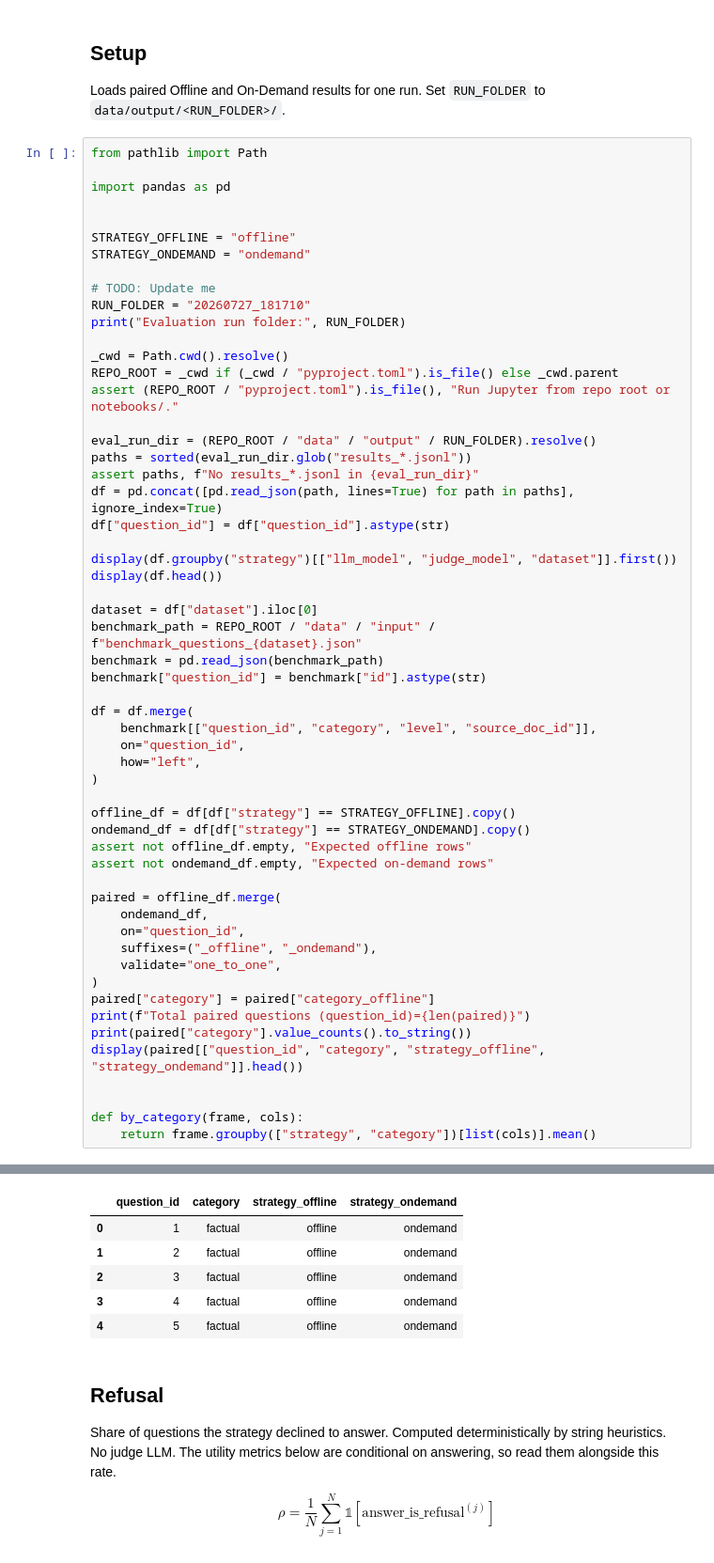
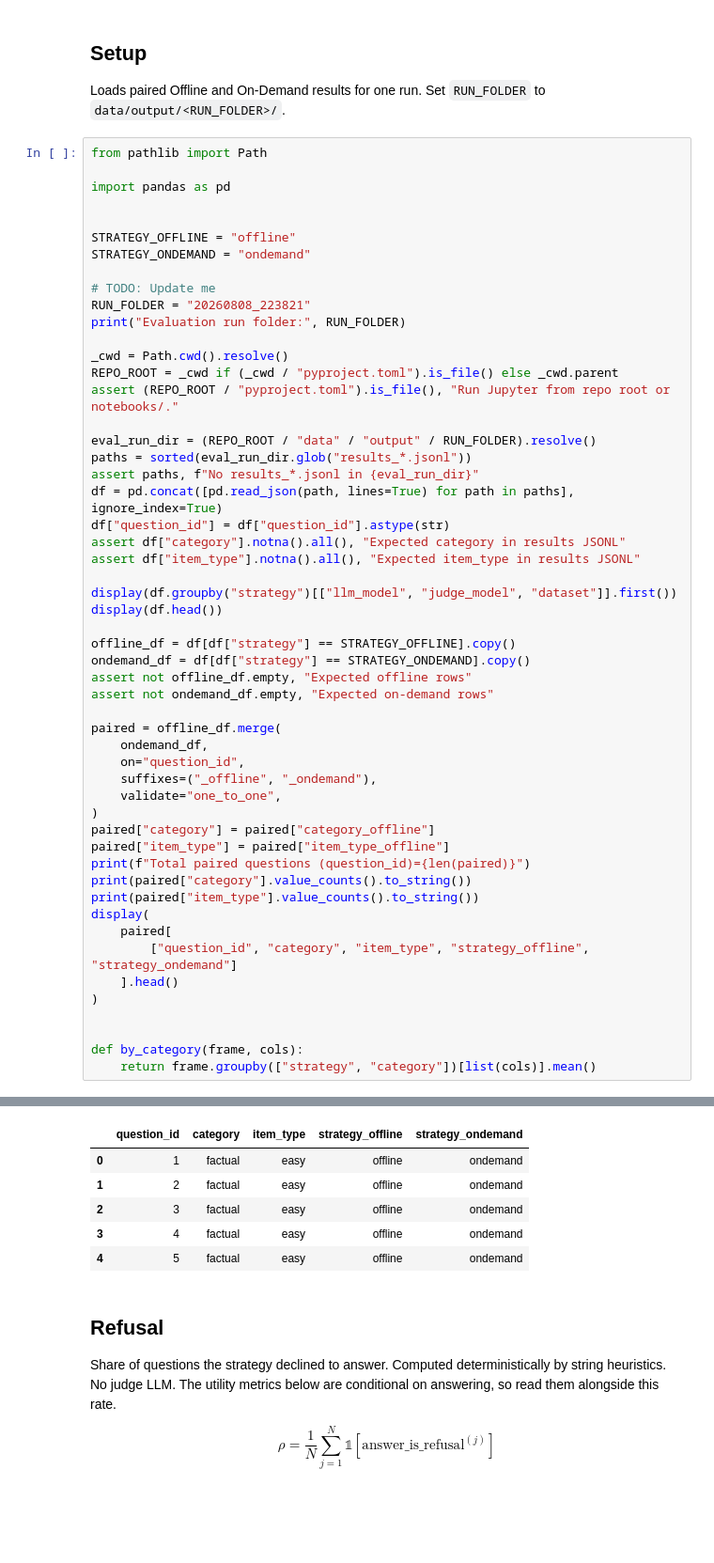
Before and after one commit to matheusfbosa/rag-anonymous-metrics, a Jupyter notebook: notebooks/privacy_utility.ipynb, the cells around one changed output, grey strips where cells are left out. Shown at 94% size. Drawn from its saved outputs; the diff is of its cells as text; blank space fills up the shorter version.

```diff
--- a/notebooks/privacy_utility.ipynb
+++ b/notebooks/privacy_utility.ipynb
@@ -16,7 +16,7 @@ STRATEGY_OFFLINE = "offline"
 STRATEGY_ONDEMAND = "ondemand"
 
 # TODO: Update me
-RUN_FOLDER = "20260727_181710"
+RUN_FOLDER = "20260808_223821"
 print("Evaluation run folder:", RUN_FOLDER)
 
 _cwd = Path.cwd().resolve()
@@ -28,20 +28,11 @@ paths = sorted(eval_run_dir.glob("results_*.jsonl"))
 assert paths, f"No results_*.jsonl in {eval_run_dir}"
 df = pd.concat([pd.read_json(path, lines=True) for path in paths], ignore_index=True)
 df["question_id"] = df["question_id"].astype(str)
+assert df["category"].notna().all(), "Expected category in results JSONL"
+assert df["item_type"].notna().all(), "Expected item_type in results JSONL"
 
 display(df.groupby("strategy")[["llm_model", "judge_model", "dataset"]].first())
 display(df.head())
-
-dataset = df["dataset"].iloc[0]
-benchmark_path = REPO_ROOT / "data" / "input" / f"benchmark_questions_{dataset}.json"
-benchmark = pd.read_json(benchmark_path)
-benchmark["question_id"] = benchmark["id"].astype(str)
-
-df = df.merge(
-    benchmark[["question_id", "category", "level", "source_doc_id"]],
-    on="question_id",
-    how="left",
-)
 
 offline_df = df[df["strategy"] == STRATEGY_OFFLINE].copy()
 ondemand_df = df[df["strategy"] == STRATEGY_ONDEMAND].copy()
@@ -55,9 +46,15 @@ paired = offline_df.merge(
     validate="one_to_one",
 )
 paired["category"] = paired["category_offline"]
+paired["item_type"] = paired["item_type_offline"]
 print(f"Total paired questions (question_id)={len(paired)}")
 print(paired["category"].value_counts().to_string())
-display(paired[["question_id", "category", "strategy_offline", "strategy_ondemand"]].head())
+print(paired["item_type"].value_counts().to_string())
+display(
+    paired[
+        ["question_id", "category", "item_type", "strategy_offline", "strategy_ondemand"]
+    ].head()
+)
 
 
 def by_category(frame, cols):
@@ -82,9 +83,9 @@ identity    30
-|  | question_id | category | strategy_offline | strategy_ondemand |
-| 0 | 1 | factual | offline | ondemand |
-| 1 | 2 | factual | offline | ondemand |
-| 2 | 3 | factual | offline | ondemand |
-| 3 | 4 | factual | offline | ondemand |
-| 4 | 5 | factual | offline | ondemand |
+|  | question_id | category | item_type | strategy_offline | strategy_ondemand |
+| 0 | 1 | factual | easy | offline | ondemand |
+| 1 | 2 | factual | easy | offline | ondemand |
+| 2 | 3 | factual | easy | offline | ondemand |
+| 3 | 4 | factual | easy | offline | ondemand |
+| 4 | 5 | factual | easy | offline | ondemand |
 # %% [markdown]
 ## Refusal
 
```
Also changed, not shown: parts of 11 cells of this notebook, 1 other file.
